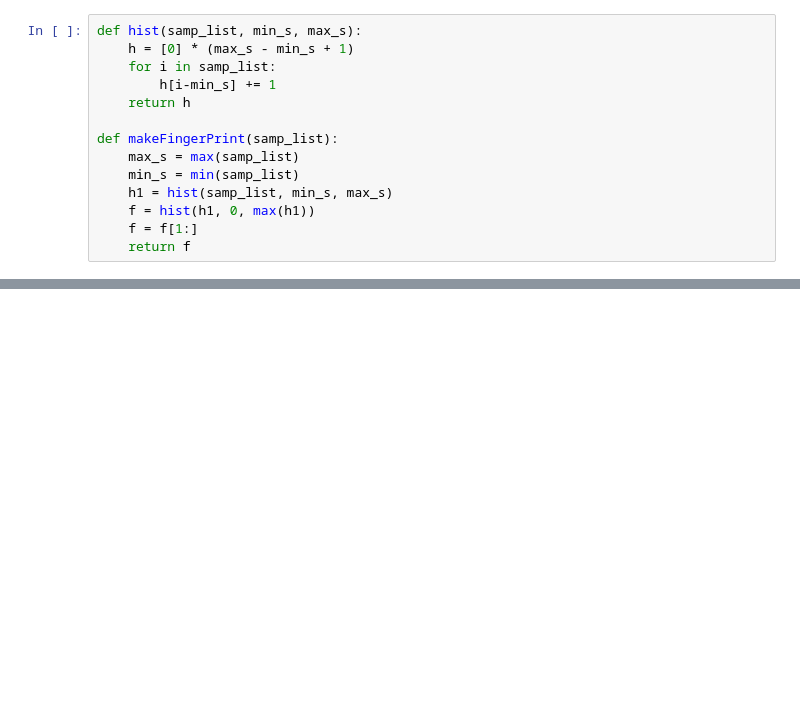
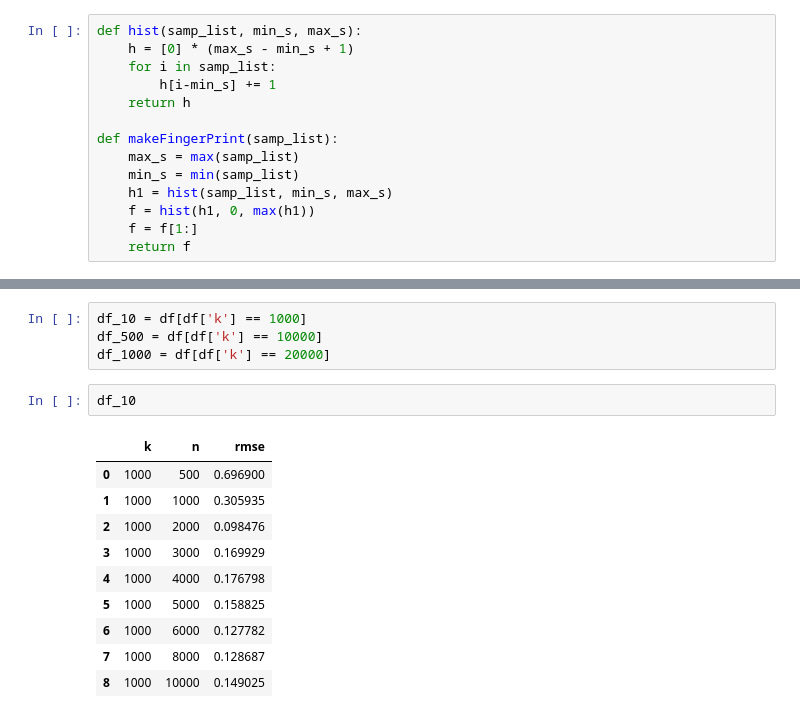
Before and after one commit to rkya/EstimatingTheUnseen, a Jupyter notebook: Neel_unseen.ipynb, the cells around one changed output, grey strips where cells are left out. Saved outputs shown, nothing was run; the diff lists cells and outputs as text; blank space fills up the shorter version.

```diff
--- a/Neel_unseen.ipynb
+++ b/Neel_unseen.ipynb
@@ -537,0 +488,17 @@ def entropy_estC(f):
+# %%
+df_10 = df[df['k'] == 1000]
+df_500 = df[df['k'] == 10000]
+df_1000 = df[df['k'] == 20000]
+# %%
+df_10
+# %% [output]
+|  | k | n | rmse |
+| 0 | 1000 | 500 | 0.696900 |
+| 1 | 1000 | 1000 | 0.305935 |
+| 2 | 1000 | 2000 | 0.098476 |
+| 3 | 1000 | 3000 | 0.169929 |
+| 4 | 1000 | 4000 | 0.176798 |
+| 5 | 1000 | 5000 | 0.158825 |
+| 6 | 1000 | 6000 | 0.127782 |
+| 7 | 1000 | 8000 | 0.128687 |
+| 8 | 1000 | 10000 | 0.149025 |
```
Also changed, not shown: parts of 13 cells of this notebook.
